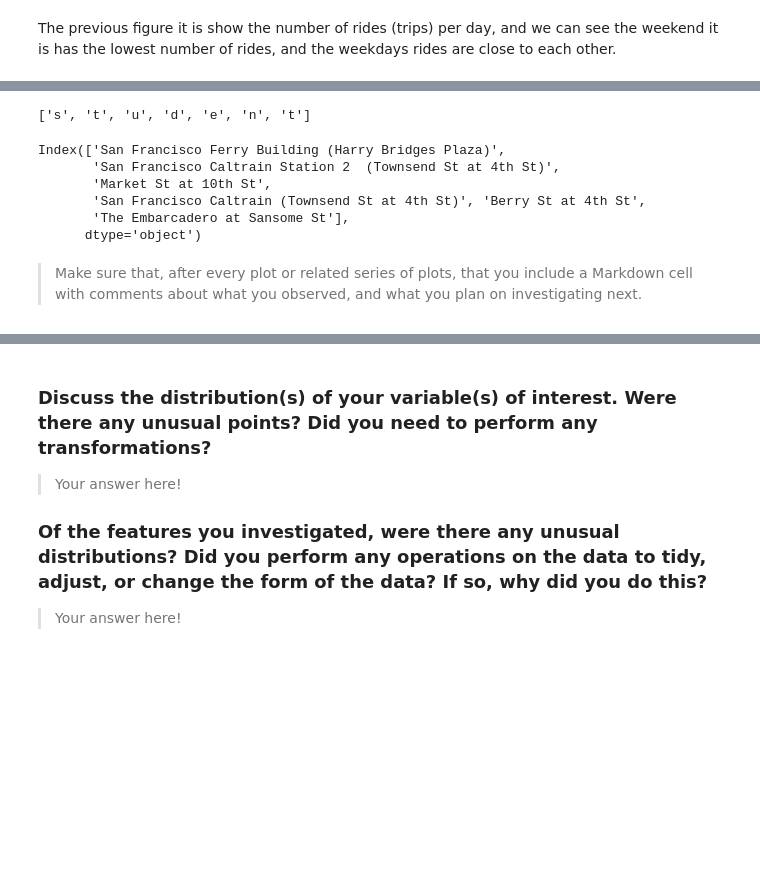
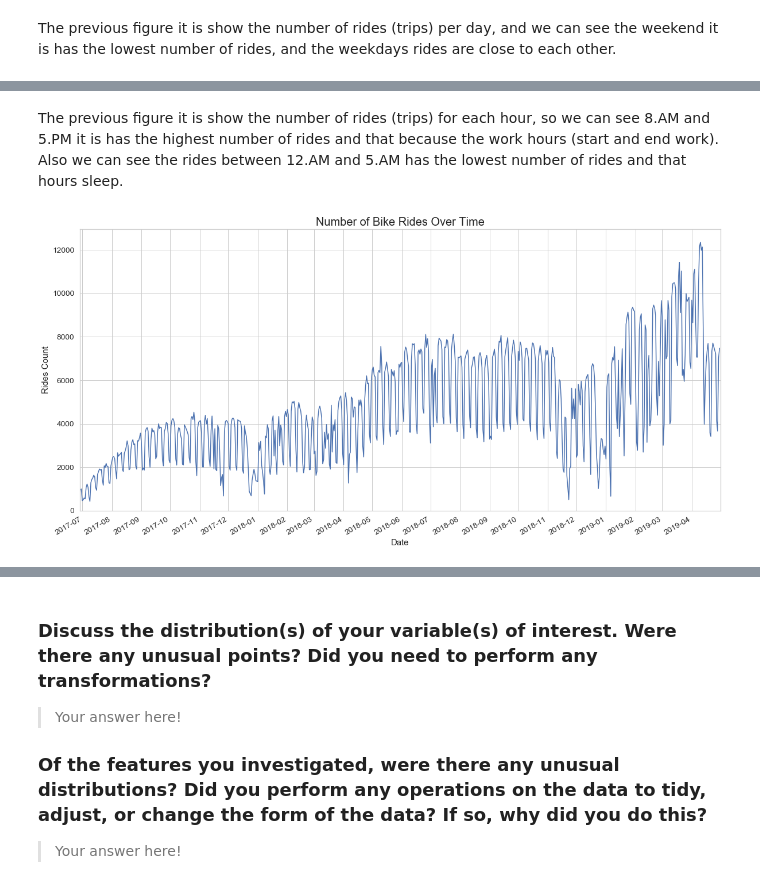
Before and after one commit to Alyahya-A/communicate-data-findings, a Jupyter notebook: communicate-data-findings-exploration.ipynb, the cells around one changed output, grey strips where cells are left out. Cells and saved outputs as stored; diff of their text form; code cells hidden in the pictures; blank space fills up the shorter version.

```diff
--- a/communicate-data-findings-exploration.ipynb
+++ b/communicate-data-findings-exploration.ipynb
@@ -471,17 +527,14 @@ lm.fig.suptitle('The Daily Usage of Bike Rides', fontsize=15);
-# %%
-print([i.lower() for i in "STUDENT"])
-# %% [output]
-['s', 't', 'u', 'd', 'e', 'n', 't']
-# %%
-df.start_station_name.value_counts().index[:6]
-# %% [output]
-Index(['San Francisco Ferry Building (Harry Bridges Plaza)',
-       'San Francisco Caltrain Station 2  (Townsend St at 4th St)',
-       'Market St at 10th St',
-       'San Francisco Caltrain (Townsend St at 4th St)', 'Berry St at 4th St',
-       'The Embarcadero at Sansome St'],
-      dtype='object')
-# %% [markdown]
-> Make sure that, after every plot or related series of plots, that you
-include a Markdown cell with comments about what you observed, and what
-you plan on investigating next.
+# %% [markdown]
+The previous figure it is show the number of rides (trips) for each hour, so we can see 8.AM and 5.PM it is has the highest number of rides and that because the work hours (start and end work). Also we can see the rides between 12.AM and 5.AM has the lowest number of rides and that hours sleep.
+# %%
+df.groupby(df['start_time'].dt.date).size().plot(figsize=(20,10))
+ax = plt.gca()
+ax.set_ylabel('Rides Count')
+ax.set_xlabel('Date')
+ax.set_xlim([df.start_time.min(), df.start_time.max()])
+ax.xaxis.set_major_locator(mdates.MonthLocator(interval=1)) # Show x-axis as month by month (monthly)
+ax.set_ylim(0)
+ax.set_title("Number of Bike Rides Over Time", fontsize=20);
+plt.gcf().autofmt_xdate()
+# %% [output]
+[figure, added]
```
Also changed, not shown: parts of 23 cells of this notebook.
